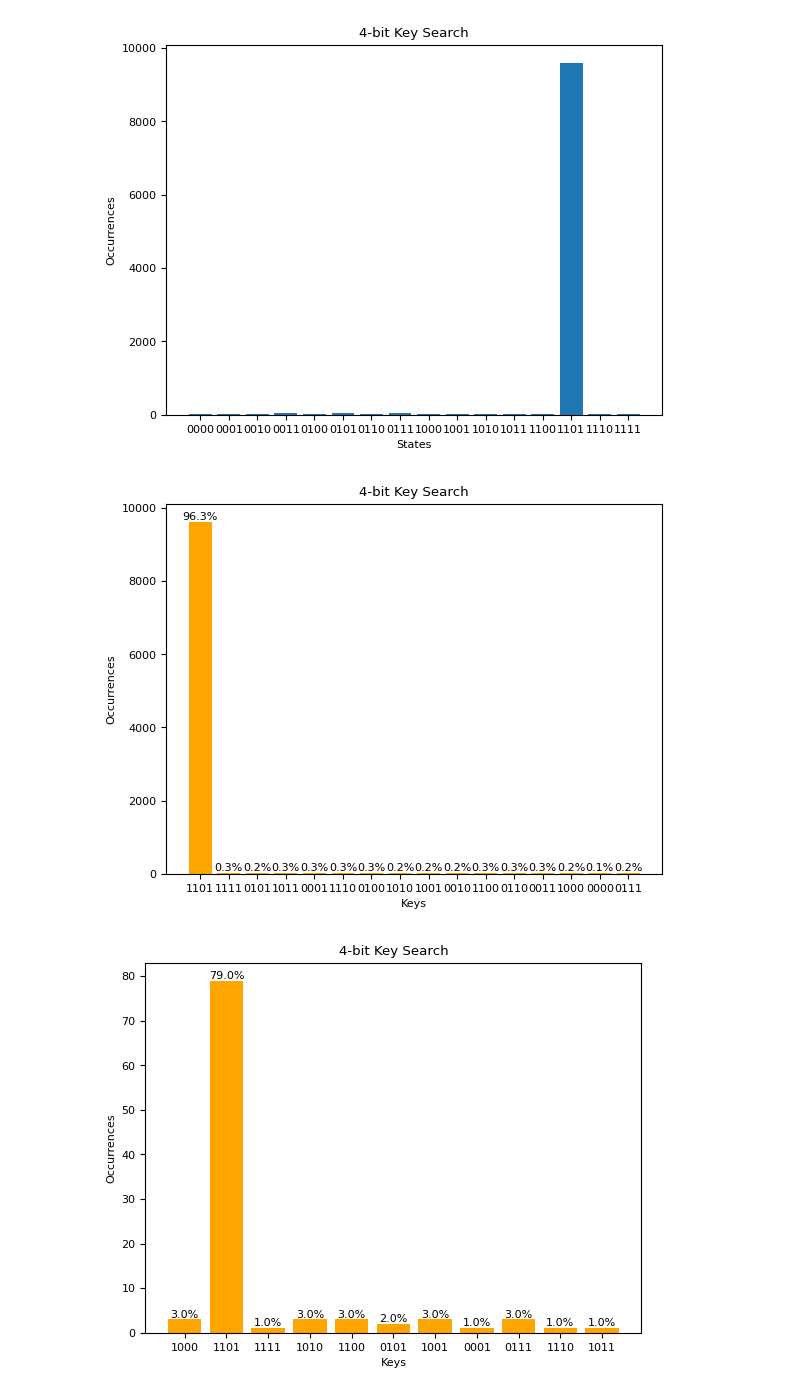
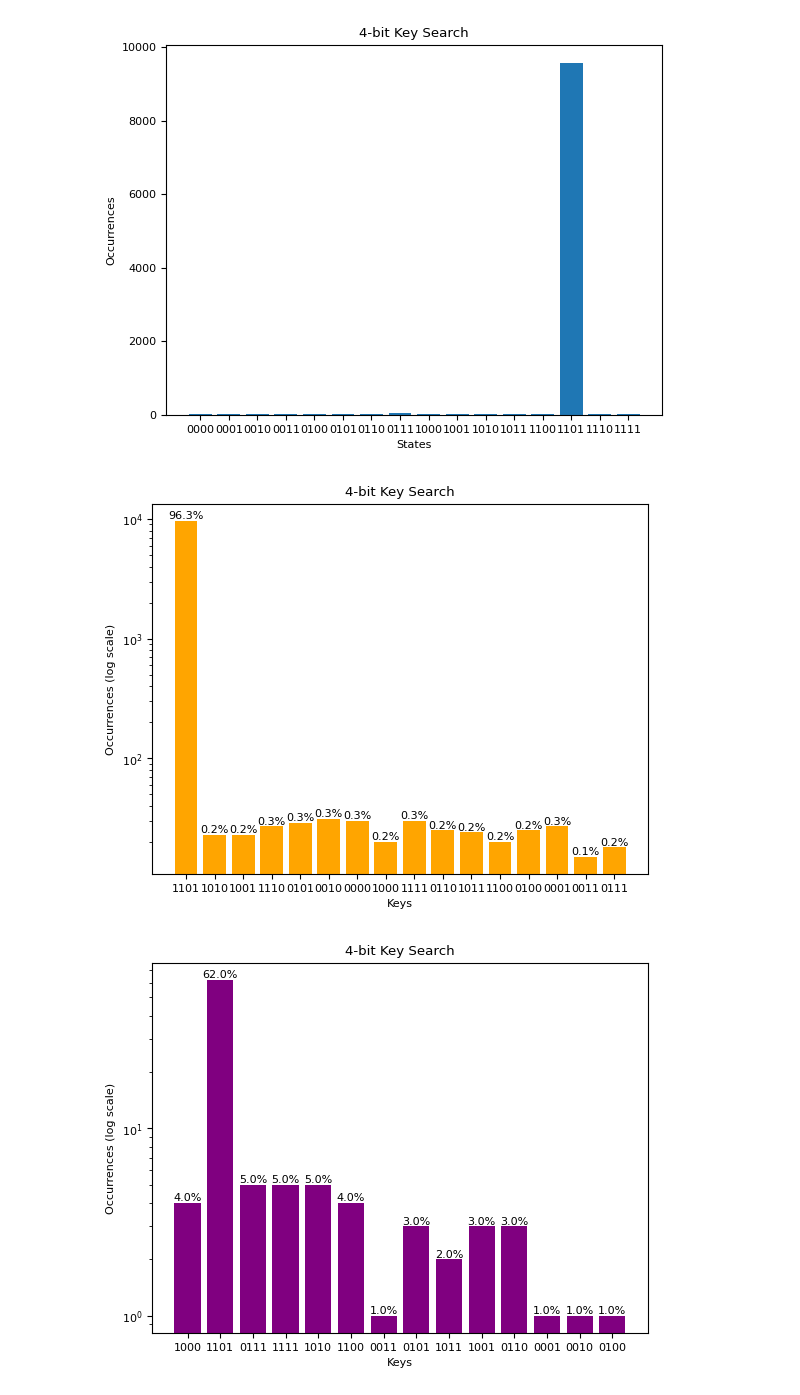
Before and after one commit to rushanh1/Quantum-Networks-Quantum-Circuits, a Jupyter notebook: quantum_brute_force_key_search.ipynb, the cells around one changed output. Drawn from its saved outputs; the diff is of its cells as text; code cells hidden in the pictures.

Commit message:
-functional 4 bit - Has noise - Has 3 histograms - Has all functions (except initialization)

```diff
--- a/quantum_brute_force_key_search.ipynb
+++ b/quantum_brute_force_key_search.ipynb
@@ -72,8 +72,7 @@ print("Key is: ", secretKey)
 print("Ciphertext is: ", ciphertext)
 
 qubit = cirq.NamedQubit.range(n_q , prefix='q')
-#noise = cirq.depolarize(0.005)
-noise_model = cirq.ConstantQubitNoiseModel(cirq.depolarize(0.001))
+noise_model = cirq.ConstantQubitNoiseModel(cirq.depolarize(0.002))
 circuit = cirq.Circuit()
 
 for i in range(n):
@@ -152,34 +151,36 @@ for i in range(len(values)):
 
 plt.title('4-bit Key Search')
 plt.xlabel('Keys')
-plt.ylabel('Occurrences')
+plt.ylabel('Occurrences (log scale)')
+plt.yscale("log")
 plt.show()
 # %% [output]
-[figure, old version]
+[figure, new version]
 # %%
 #Applying the simulator with noise
 result = cirq.Simulator(noise=noise_model, seed=1).run(circuit, repetitions=100)
 
 counts = result.histogram(key ='result') #counts how many times each key was measured
 total = sum(counts.values()) #adds up the total num of counts
 
 keys = []
 values = []
 
 for o in counts:
   if counts[o] > 0.001 * total:
     keys.append(format(o, f'0{n}b')) #Turns the key num into strings
     values.append(counts[o])
 
-plt.bar(keys, values, color='orange')
+plt.bar(keys, values, color='purple')
 
 #runs through each bar
 for i in range(len(values)):
   plt.text(i, values[i], f'{100*values[i]/total:.1f}%', ha='center', va='bottom')
 
 plt.title('4-bit Key Search')
 plt.xlabel('Keys')
-plt.ylabel('Occurrences')
+plt.ylabel('Occurrences (log scale)')
+plt.yscale("log")
 plt.show()
 # %% [output]
-[figure, old version]
+[figure, new version]
```
